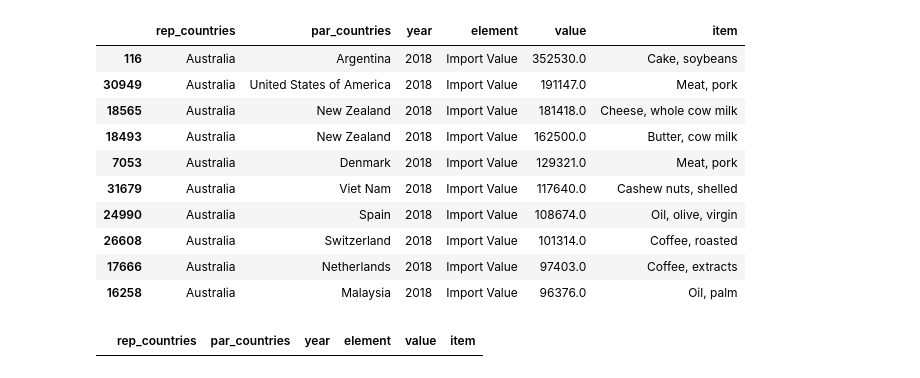
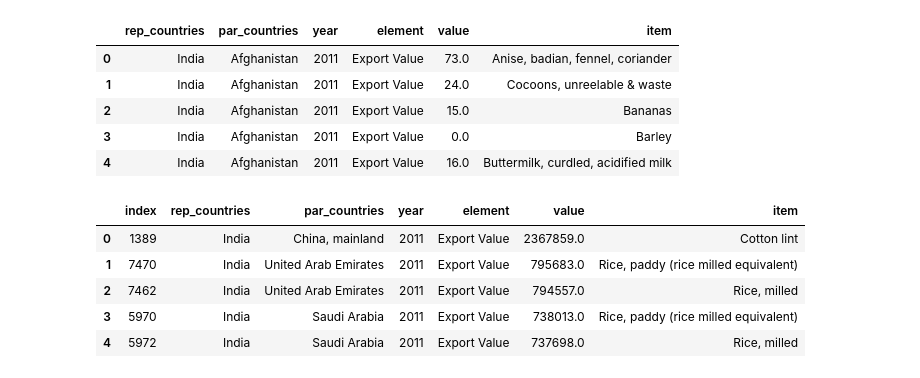
Before and after one commit to NikunjPatel852/Project_2, a Jupyter notebook: draftapiconnection.ipynb, the cells around one changed output. Saved outputs shown, nothing was run; the diff lists cells and outputs as text; code cells hidden in the pictures.

```diff
--- a/draftapiconnection.ipynb
+++ b/draftapiconnection.ipynb
@@ -75,7 +67,23 @@ session.close()
  [2018]
  [2013]]
 # %%
-aus_test_importv = session.query(worlddata.rep_countries, worlddata.par_countries, worlddata.year, worlddata.element, worlddata.value, worlddata.item).filter_by(rep_countries= 'Australia', element= 'Import Value').all()
-aus_test_exportv = session.query(worlddata.rep_countries, worlddata.par_countries, worlddata.year, worlddata.element, worlddata.value, worlddata.item).filter_by(rep_countries= 'China', element= 'Export Value').all()
-importV_df = pd.DataFrame(aus_test_importv, columns=['rep_countries', 'par_countries', 'year','element', 'value', 'item'])
-exportV= pd.DataFrame(aus_test_exportv, columns=['rep_countries', 'par_countries', 'year','element', 'value', 'item'])
+exportv = session.query(
+    worlddata.rep_countries,
+    worlddata.par_countries,
+    worlddata.year,
+    worlddata.element,
+    worlddata.value,
+    worlddata.item).filter_by(rep_countries= 'India',year = 2011, element= 'Export Value').limit(10000).all()
+
+exportV= pd.DataFrame(exportv, columns=[
+    'rep_countries',
+    'par_countries',
+    'year','element',
+    'value',
+    'item'])
+# %%
+exportV.sort_values('value',ascending=False).groupby(['rep_countries', 'item'])['value'].sum()
+exportV.columns.get_level_values(0)
+exportV.columns.to_flat_index()
+
+exportV.columns = ['_'.join(x) for x in exportV.columns.to_flat_index()]
@@ -82,20 +99,27 @@ exportV= pd.DataFrame(aus_test_exportv, columns=['rep_countries', 'par_countries
+# %%
+exportV2 =exportV.rename(columns= {
+    'r_e_p___c_o_u_n_t_r_i_e_s': 'rep_countries',
+    'p_a_r___c_o_u_n_t_r_i_e_s': 'par_countries',
+    'y_e_a_r': 'year',
+    'e_l_e_m_e_n_t': 'element',
+    'v_a_l_u_e': 'value',
+    'i_t_e_m': 'item'})
+
+exportV2.head()
+# %% [output]
+|  | rep_countries | par_countries | year | element | value | item |
+| 0 | India | Afghanistan | 2011 | Export Value | 73.0 | Anise, badian, fennel, coriander |
+| 1 | India | Afghanistan | 2011 | Export Value | 24.0 | Cocoons, unreelable & waste |
+| 2 | India | Afghanistan | 2011 | Export Value | 15.0 | Bananas |
+| 3 | India | Afghanistan | 2011 | Export Value | 0.0 | Barley |
+| 4 | India | Afghanistan | 2011 | Export Value | 16.0 | Buttermilk, curdled, acidified milk |
 # %%
-aus_import_v = importV_df.loc[importV_df['year'] == 2018 ].sort_values('value',ascending=False).head(10)
-aus_import_v
+exportV3 = exportV2.sort_values('value',ascending=False).reset_index()
+exportV3.head()
 # %% [output]
-|  | rep_countries | par_countries | year | element | value | item |
-| 116 | Australia | Argentina | 2018 | Import Value | 352530.0 | Cake, soybeans |
-| 30949 | Australia | United States of America | 2018 | Import Value | 191147.0 | Meat, pork |
-| 18565 | Australia | New Zealand | 2018 | Import Value | 181418.0 | Cheese, whole cow milk |
-| 18493 | Australia | New Zealand | 2018 | Import Value | 162500.0 | Butter, cow milk |
-| 7053 | Australia | Denmark | 2018 | Import Value | 129321.0 | Meat, pork |
-| 31679 | Australia | Viet Nam | 2018 | Import Value | 117640.0 | Cashew nuts, shelled |
-| 24990 | Australia | Spain | 2018 | Import Value | 108674.0 | Oil, olive, virgin |
-| 26608 | Australia | Switzerland | 2018 | Import Value | 101314.0 | Coffee, roasted |
-| 17666 | Australia | Netherlands | 2018 | Import Value | 97403.0 | Coffee, extracts |
-| 16258 | Australia | Malaysia | 2018 | Import Value | 96376.0 | Oil, palm |
+|  | index | rep_countries | par_countries | year | element | value | item |
+| 0 | 1389 | India | China, mainland | 2011 | Export Value | 2367859.0 | Cotton lint |
+| 1 | 7470 | India | United Arab Emirates | 2011 | Export Value | 795683.0 | Rice, paddy (rice milled equivalent) |
+| 2 | 7462 | India | United Arab Emirates | 2011 | Export Value | 794557.0 | Rice, milled |
+| 3 | 5970 | India | Saudi Arabia | 2011 | Export Value | 738013.0 | Rice, paddy (rice milled equivalent) |
+| 4 | 5972 | India | Saudi Arabia | 2011 | Export Value | 737698.0 | Rice, milled |
-# %%
-aus_export_v = exportV.loc[exportV['year'] == 2019 ].sort_values('value',ascending=False).head(10)
-aus_export_v
-# %% [output]
-|  | rep_countries | par_countries | year | element | value | item |
```
Also changed, not shown: parts of 9 cells of this notebook, 5 other files.
